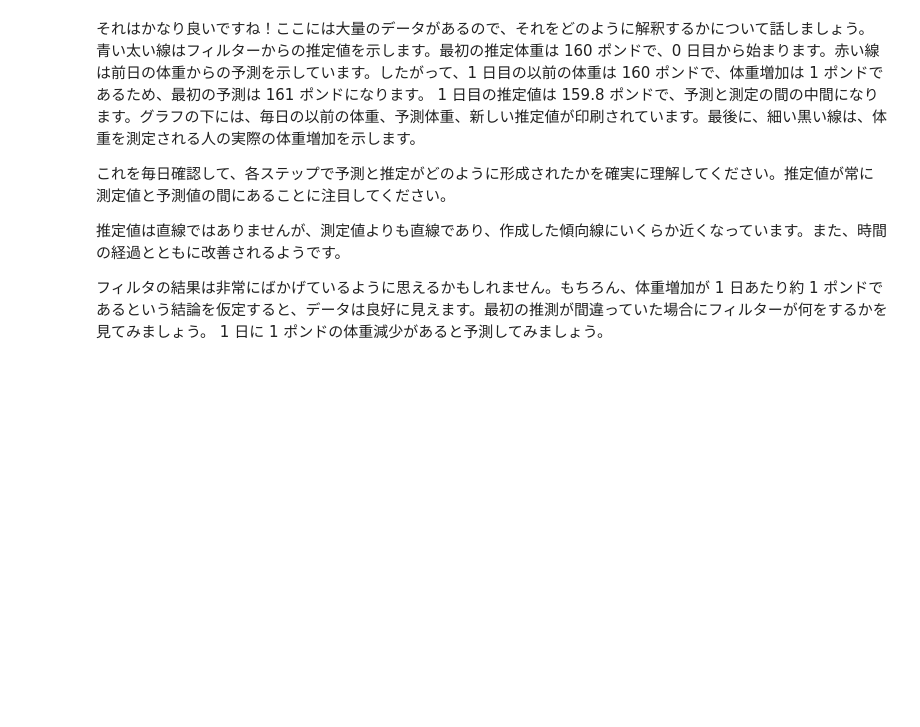
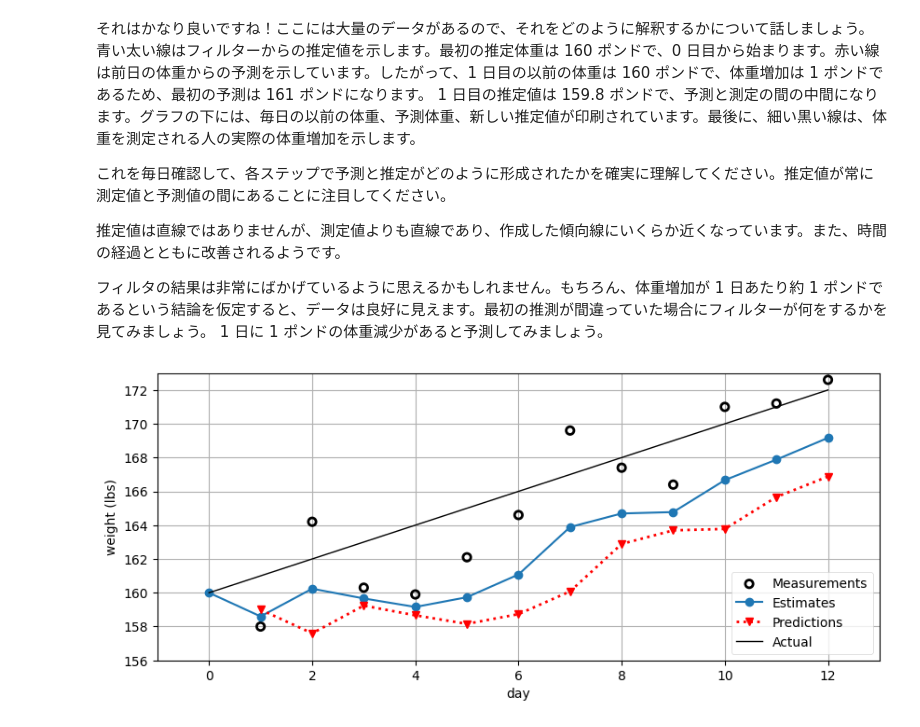
Before and after one commit to styuk/Time-Seriese, a Jupyter notebook: python/bayesfilter.ipynb, the cells around one changed output. Saved outputs shown, nothing was run; the diff lists cells and outputs as text; code cells hidden in the pictures; blank space fills up the shorter version.

```diff
--- a/python/bayesfilter.ipynb
+++ b/python/bayesfilter.ipynb
@@ -293,3 +302,8 @@ weights
 推定値は直線ではありませんが、測定値よりも直線であり、作成した傾向線にいくらか近くなっています。また、時間の経過とともに改善されるようです。
 
 フィルタの結果は非常にばかげているように思えるかもしれません。もちろん、体重増加が 1 日あたり約 1 ポンドであるという結論を仮定すると、データは良好に見えます。最初の推測が間違っていた場合にフィルターが何をするかを見てみましょう。 1 日に 1 ポンドの体重減少があると予測してみましょう。
+# %%
+e, p = predict_using_gain_guess(initial_estimate, -1)
+gh.plot_gh_results(weights, e, p, [160, 172])
+# %% [output]
+[figure, added]
```
Also changed, not shown: parts of 14 cells of this notebook.
